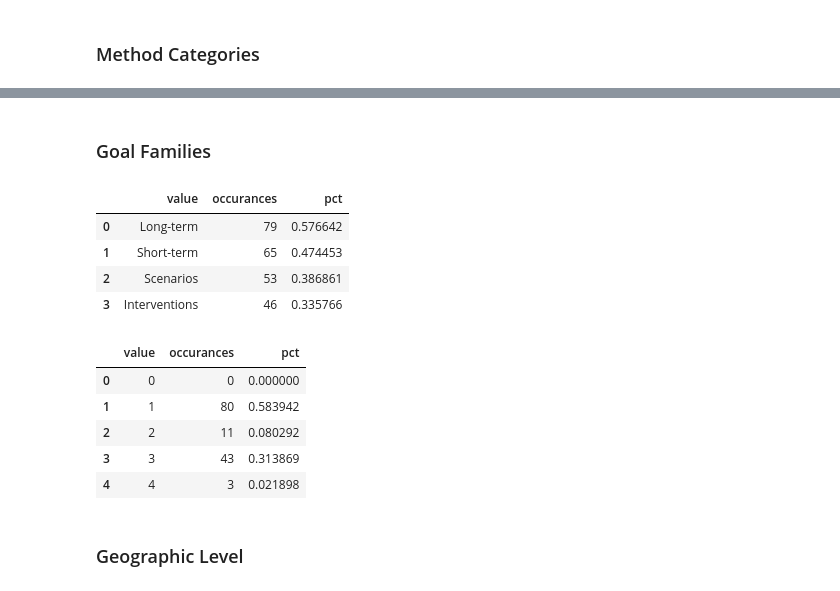
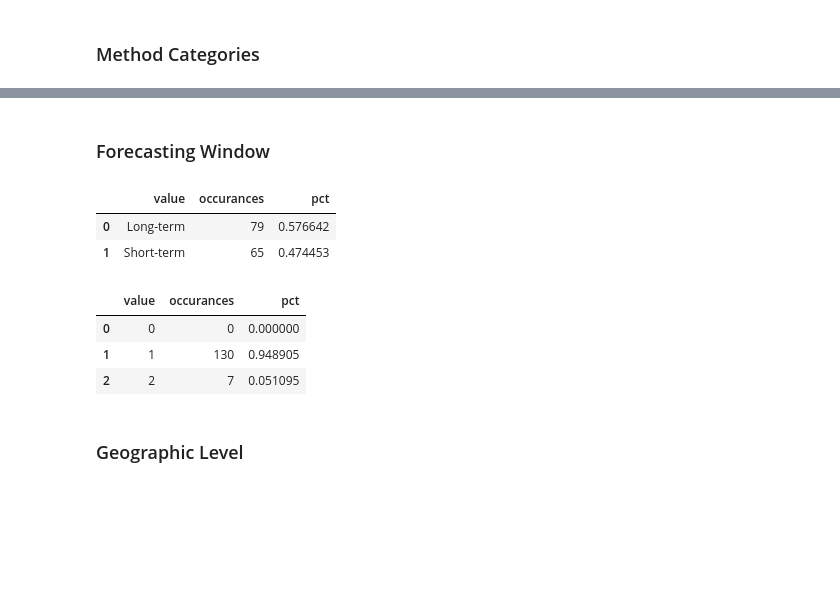
Before and after one commit to flixpar/covid-forecasting-review, a Jupyter notebook: analysis/analysis-main.ipynb, the cells around one changed output, grey strips where cells are left out. Saved outputs shown, nothing was run; the diff lists cells and outputs as text; code cells hidden in the pictures; blank space fills up the shorter version.

```diff
--- a/analysis/analysis-main.ipynb
+++ b/analysis/analysis-main.ipynb
@@ -133,23 +133,19 @@ category_occurances(data["method_cat"])
 | 2 | hybrid | 19 | 0.138686 |
-# %% [markdown]
-### Goal Families
+# %% [markdown]
+### Forecasting Window
 # %%
-category_occurances(data["objective_cat"])
+category_occurances(data["forecasting_window"])
 # %% [output]
 |  | value | occurances | pct |
 | 0 | Long-term | 79 | 0.576642 |
 | 1 | Short-term | 65 | 0.474453 |
-| 2 | Scenarios | 53 | 0.386861 |
-| 3 | Interventions | 46 | 0.335766 |
 # %%
-numcategory_occurances(data["objective_cat"], ignore=[])
+numcategory_occurances(data["forecasting_window"], ignore=[])
 # %% [output]
 |  | value | occurances | pct |
 | 0 | 0 | 0 | 0.000000 |
-| 1 | 1 | 80 | 0.583942 |
-| 2 | 2 | 11 | 0.080292 |
-| 3 | 3 | 43 | 0.313869 |
-| 4 | 4 | 3 | 0.021898 |
+| 1 | 1 | 130 | 0.948905 |
+| 2 | 2 | 7 | 0.051095 |
 # %% [markdown]
 ### Geographic Level
 # %%
```
Also changed, not shown: parts of 15 cells of this notebook.
